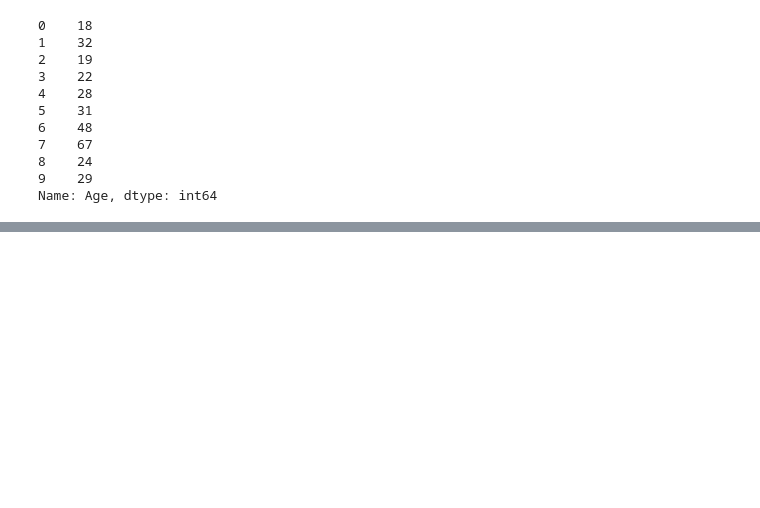
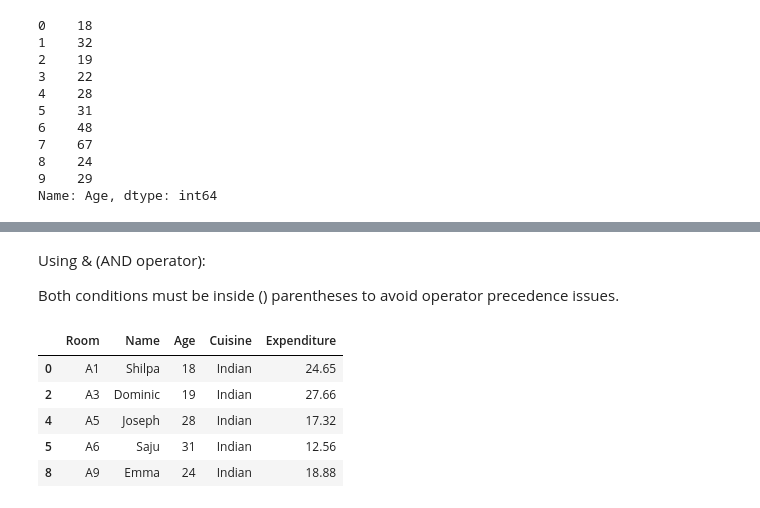
Before and after one commit to anishverma870/data-analytics-PYTHON, a Jupyter notebook: library/pandas/PANDAS.ipynb, the cells around one changed output, grey strips where cells are left out. Cells and saved outputs as stored; diff of their text form; code cells hidden in the pictures; blank space fills up the shorter version.

```diff
--- a/library/pandas/PANDAS.ipynb
+++ b/library/pandas/PANDAS.ipynb
@@ -551,0 +402,13 @@ Name: Age, dtype: int64
+# %% [markdown]
+Using & (AND operator):
+
+Both conditions must be inside () parentheses to avoid operator precedence issues.
+# %%
+excel2[excel2['Cuisine'].isin(['Indian'])]
+# %% [output]
+|  | Room | Name | Age | Cuisine | Expenditure |
+| 0 | A1 | Shilpa | 18 | Indian | 24.65 |
+| 2 | A3 | Dominic | 19 | Indian | 27.66 |
+| 4 | A5 | Joseph | 28 | Indian | 17.32 |
+| 5 | A6 | Saju | 31 | Indian | 12.56 |
+| 8 | A9 | Emma | 24 | Indian | 18.88 |
```
Also changed, not shown: parts of 55 cells of this notebook, 1 other file.
